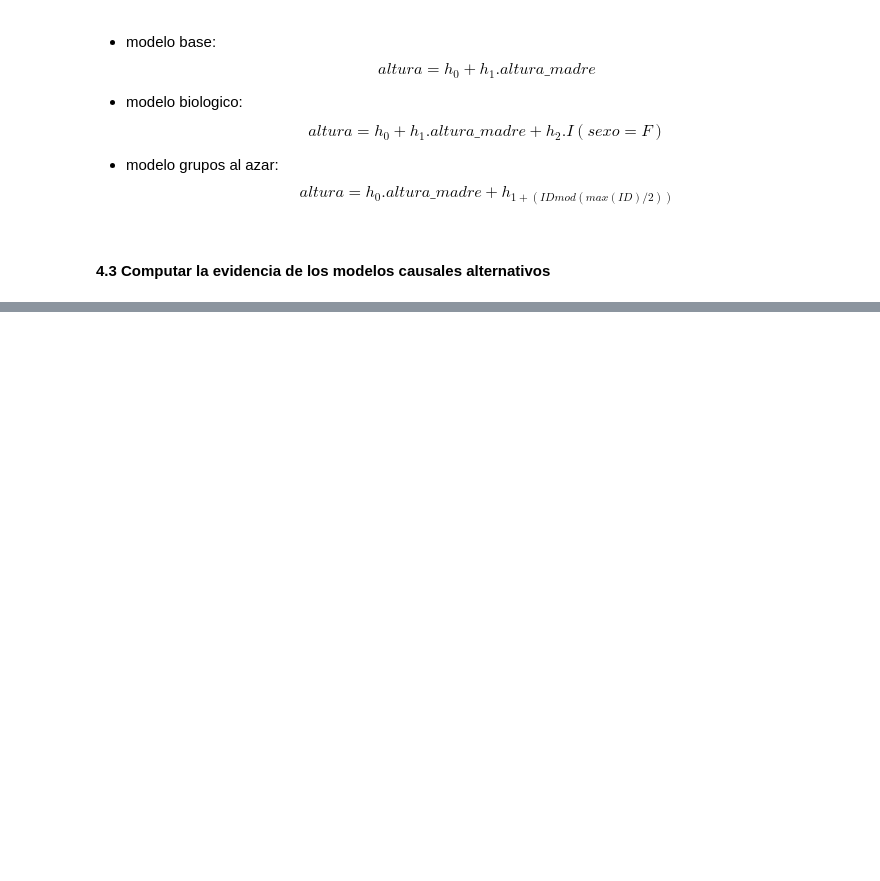
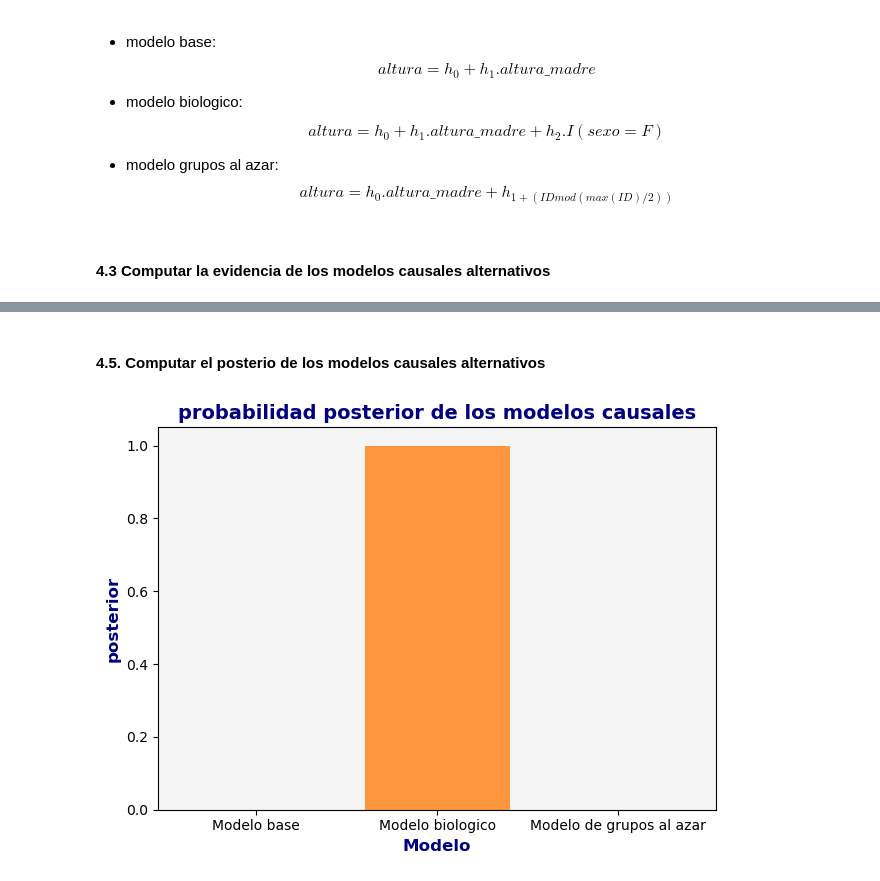
Before and after one commit to DamianPiuselli/Inferencia-Bayesiana-Causal, a Jupyter notebook: practica2/practica2.ipynb, the cells around one changed output, grey strips where cells are left out. Cells and saved outputs as stored; diff of their text form; code cells hidden in the pictures; blank space fills up the shorter version.

```diff
--- a/practica2/practica2.ipynb
+++ b/practica2/practica2.ipynb
@@ -697,0 +712,20 @@ for i, X in enumerate([X0, X1, X2]):
+# %% [markdown]
+#### 4.5. Computar el posterio de los modelos causales alternativos
+# %%
+log_prior_m = np.log(np.array([1 / 3] * 3))
+
+log_posterior_m = log_prior_m + np.array(log_evidence_mj)
+log_posterior_m -= np.logaddexp.reduce(log_posterior_m)
+
+
+fig, ax = plt.subplots()
+ax.set_xlabel("Modelo")
+ax.set_xticks(range(len(_legend)))
+ax.set_xticklabels(_legend)
+ax.set_ylabel("posterior")
+ax.set_title("probabilidad posterior de los modelos causales")
+
+for i, lp in enumerate(log_posterior_m):
+    ax.bar(_legend[i], np.exp(lp), label=_legend[i], alpha=0.8)
+# %% [output]
+[figure, added]
```
Also changed, not shown: parts of 3 cells of this notebook.
